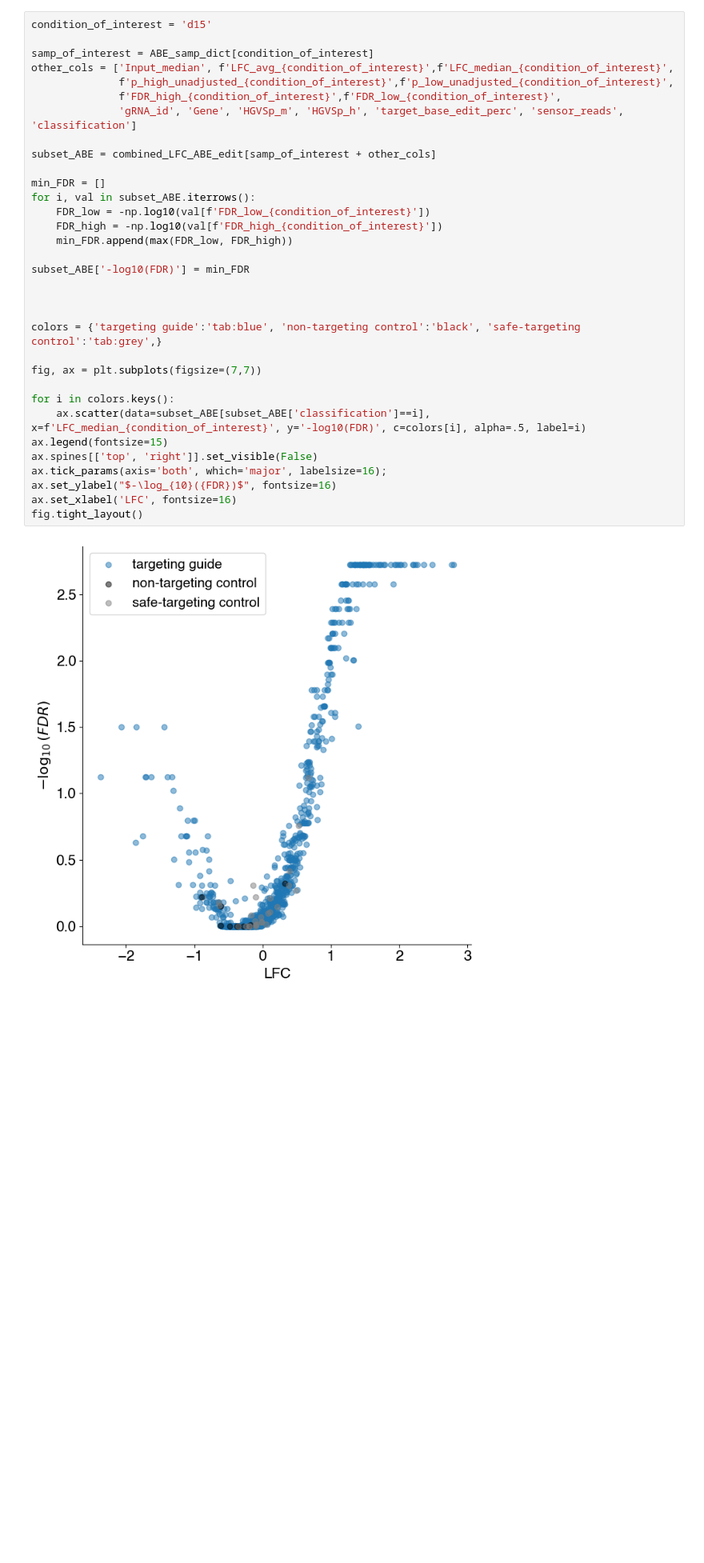
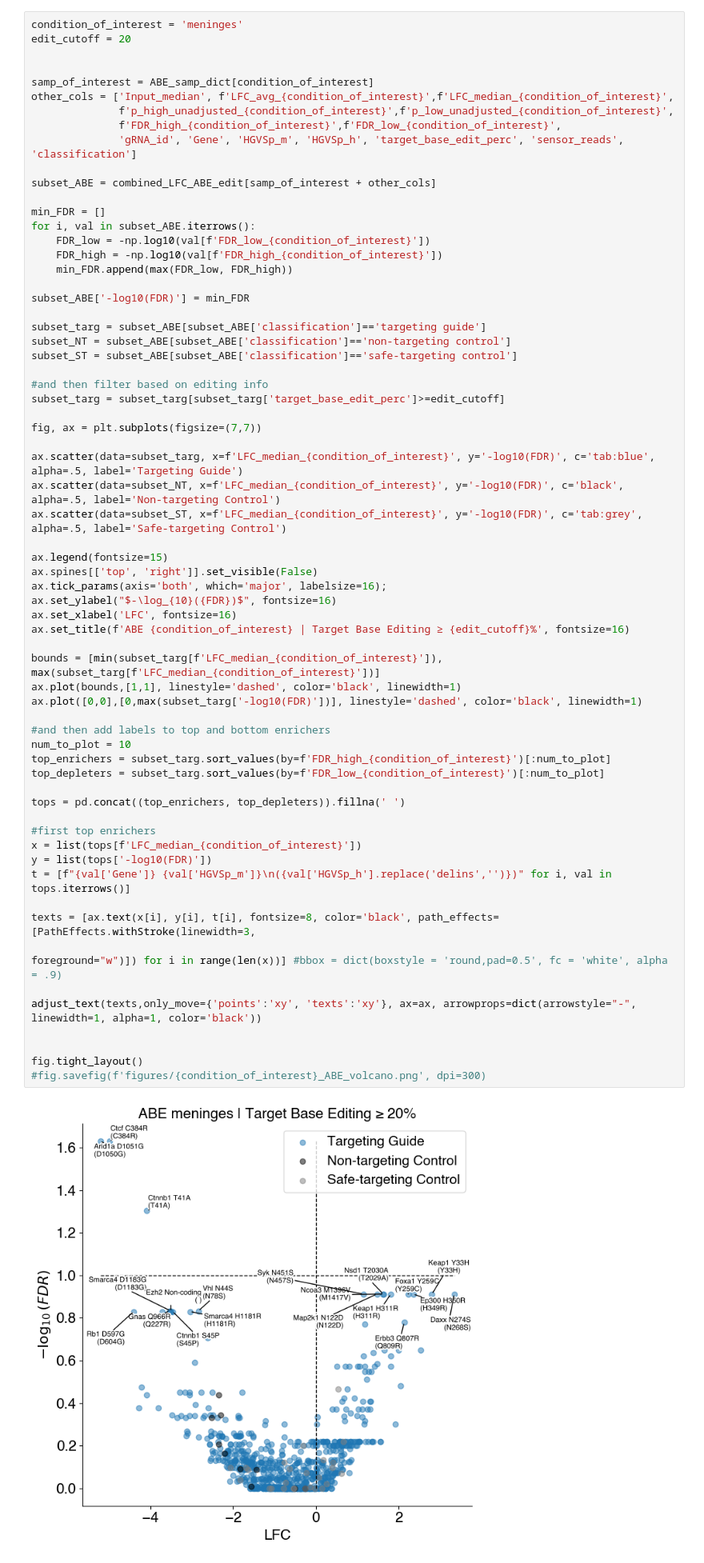
Before and after one commit to samgould2/B-ALL-in-vivo-base-editing, a Jupyter notebook: new_analysis.ipynb, the cells around one changed output. Shown at 80% size. Saved outputs shown, nothing was run; the diff lists cells and outputs as text; blank space fills up the shorter version.

```diff
--- a/new_analysis.ipynb
+++ b/new_analysis.ipynb
@@ -370,35 +362,67 @@ subset_ST = subset_CBE[subset_CBE['classification']=='safe-targeting control']
 # %%
-condition_of_interest = 'd15'
+condition_of_interest = 'meninges'
+edit_cutoff = 20
+
 
 samp_of_interest = ABE_samp_dict[condition_of_interest]
 other_cols = ['Input_median', f'LFC_avg_{condition_of_interest}',f'LFC_median_{condition_of_interest}',
               f'p_high_unadjusted_{condition_of_interest}',f'p_low_unadjusted_{condition_of_interest}',
               f'FDR_high_{condition_of_interest}',f'FDR_low_{condition_of_interest}',
               'gRNA_id', 'Gene', 'HGVSp_m', 'HGVSp_h', 'target_base_edit_perc', 'sensor_reads', 'classification']
 
 subset_ABE = combined_LFC_ABE_edit[samp_of_interest + other_cols]
 
 min_FDR = []
 for i, val in subset_ABE.iterrows():
     FDR_low = -np.log10(val[f'FDR_low_{condition_of_interest}'])
     FDR_high = -np.log10(val[f'FDR_high_{condition_of_interest}'])
     min_FDR.append(max(FDR_low, FDR_high))
 
 subset_ABE['-log10(FDR)'] = min_FDR
 
+subset_targ = subset_ABE[subset_ABE['classification']=='targeting guide']
+subset_NT = subset_ABE[subset_ABE['classification']=='non-targeting control']
+subset_ST = subset_ABE[subset_ABE['classification']=='safe-targeting control']
 
-
-colors = {'targeting guide':'tab:blue', 'non-targeting control':'black', 'safe-targeting control':'tab:grey',}
+#and then filter based on editing info
+subset_targ = subset_targ[subset_targ['target_base_edit_perc']>=edit_cutoff]
 
 fig, ax = plt.subplots(figsize=(7,7))
 
-for i in colors.keys():
-    ax.scatter(data=subset_ABE[subset_ABE['classification']==i], x=f'LFC_median_{condition_of_interest}', y='-log10(FDR)', c=colors[i], alpha=.5, label=i)
+ax.scatter(data=subset_targ, x=f'LFC_median_{condition_of_interest}', y='-log10(FDR)', c='tab:blue', alpha=.5, label='Targeting Guide')
+ax.scatter(data=subset_NT, x=f'LFC_median_{condition_of_interest}', y='-log10(FDR)', c='black', alpha=.5, label='Non-targeting Control')
+ax.scatter(data=subset_ST, x=f'LFC_median_{condition_of_interest}', y='-log10(FDR)', c='tab:grey', alpha=.5, label='Safe-targeting Control')
+
 ax.legend(fontsize=15)
 ax.spines[['top', 'right']].set_visible(False)
 ax.tick_params(axis='both', which='major', labelsize=16);
 ax.set_ylabel("$-\log_{10}({FDR})$", fontsize=16)
 ax.set_xlabel('LFC', fontsize=16)
+ax.set_title(f'ABE {condition_of_interest} | Target Base Editing ≥ {edit_cutoff}%', fontsize=16)
+
+bounds = [min(subset_targ[f'LFC_median_{condition_of_interest}']), max(subset_targ[f'LFC_median_{condition_of_interest}'])]
+ax.plot(bounds,[1,1], linestyle='dashed', color='black', linewidth=1)
+ax.plot([0,0],[0,max(subset_targ['-log10(FDR)'])], linestyle='dashed', color='black', linewidth=1)
+
+#and then add labels to top and bottom enrichers
+num_to_plot = 10
+top_enrichers = subset_targ.sort_values(by=f'FDR_high_{condition_of_interest}')[:num_to_plot]
+top_depleters = subset_targ.sort_values(by=f'FDR_low_{condition_of_interest}')[:num_to_plot]
+
+tops = pd.concat((top_enrichers, top_depleters)).fillna(' ')
+
+#first top enrichers
+x = list(tops[f'LFC_median_{condition_of_interest}'])
+y = list(tops['-log10(FDR)'])
+t = [f"{val['Gene']} {val['HGVSp_m']}\n({val['HGVSp_h'].replace('delins','')})" for i, val in tops.iterrows()]
+
+texts = [ax.text(x[i], y[i], t[i], fontsize=8, color='black', path_effects=[PathEffects.withStroke(linewidth=3,
+                                                                                            foreground="w")]) for i in range(len(x))] #bbox = dict(boxstyle = 'round,pad=0.5', fc = 'white', alpha = .9)
+
+adjust_text(texts,only_move={'points':'xy', 'texts':'xy'}, ax=ax, arrowprops=dict(arrowstyle="-", linewidth=1, alpha=1, color='black'))
+
+
 fig.tight_layout()
+#fig.savefig(f'figures/{condition_of_interest}_ABE_volcano.png', dpi=300)
 # %% [output]
-[figure, old version]
+[figure, new version]
```
Also changed, not shown: parts of 7 cells of this notebook.
